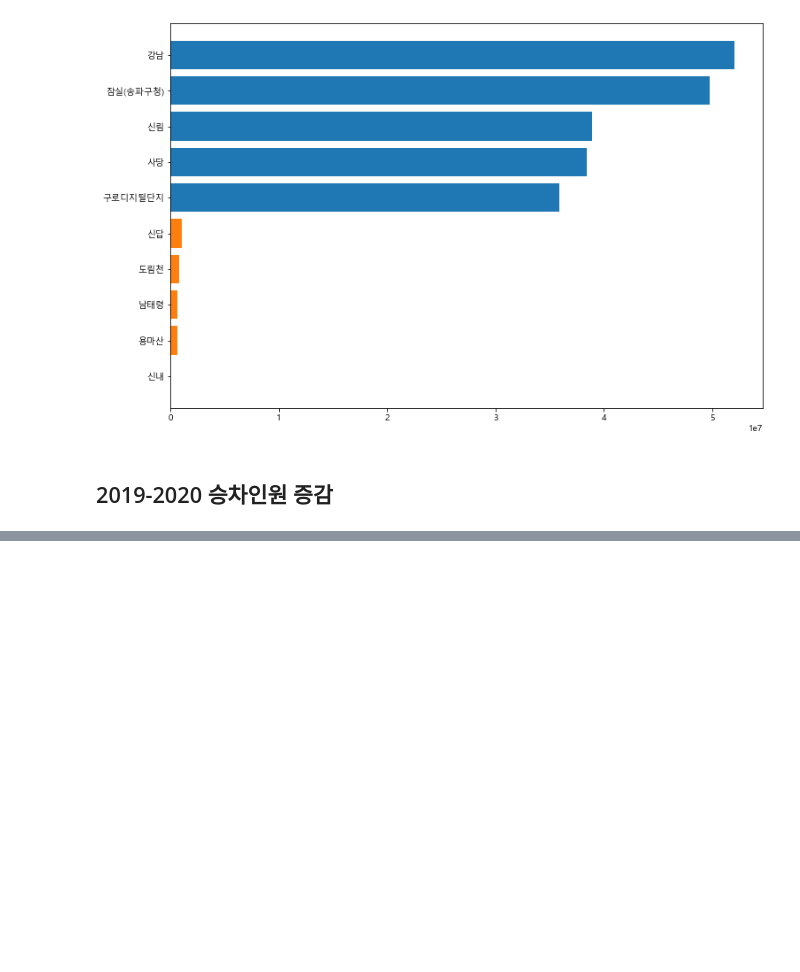
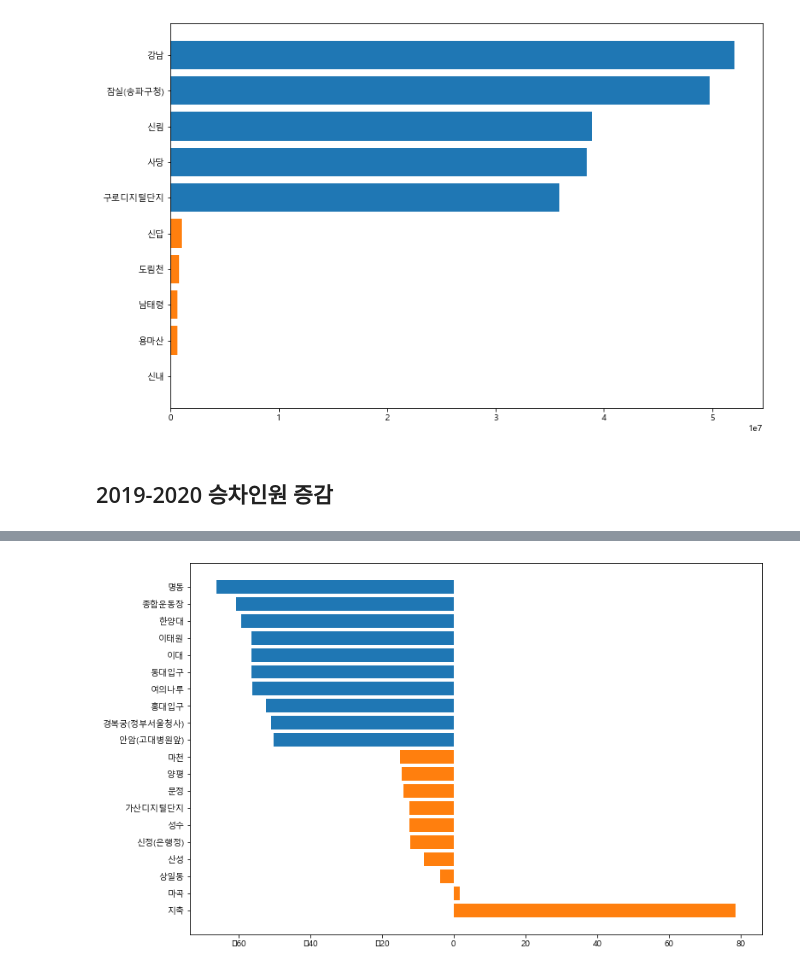
Before and after one commit to SeungyounShin/DGU-DataAnalysis, a Jupyter notebook: taewon_station.ipynb, the cells around one changed output, grey strips where cells are left out. Drawn from its saved outputs; the diff is of its cells as text; code cells hidden in the pictures; blank space fills up the shorter version.

```diff
--- a/taewon_station.ipynb
+++ b/taewon_station.ipynb
@@ -64,0 +125,4 @@ plt.barh(sumDiff.tail(10).index, sumDiff.tail(10)['증감%'])
+# %%
+plotDifferencePercent(subway201909, subway202009)
+# %% [output]
+[figure, added]
```
Also changed, not shown: parts of 25 cells of this notebook.
